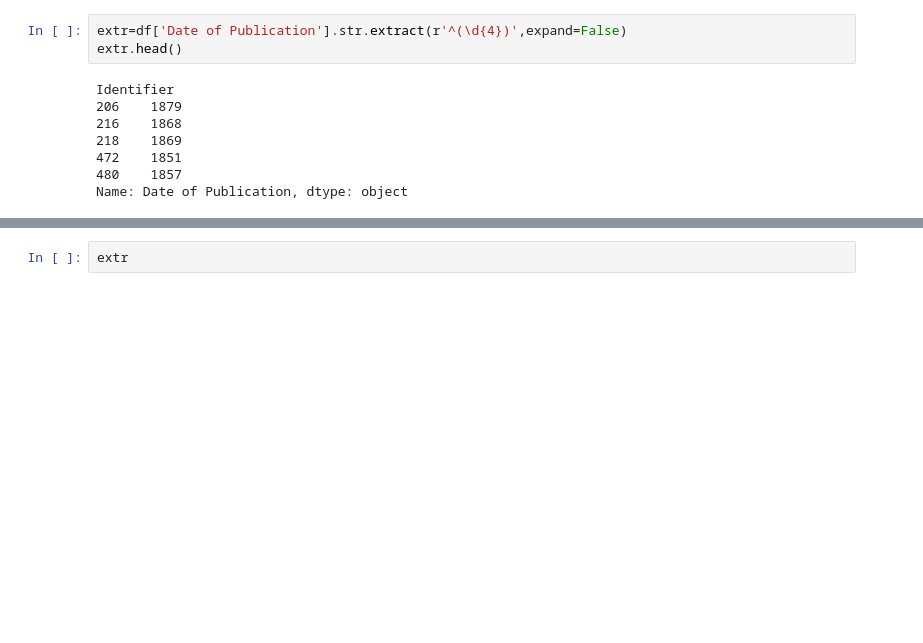
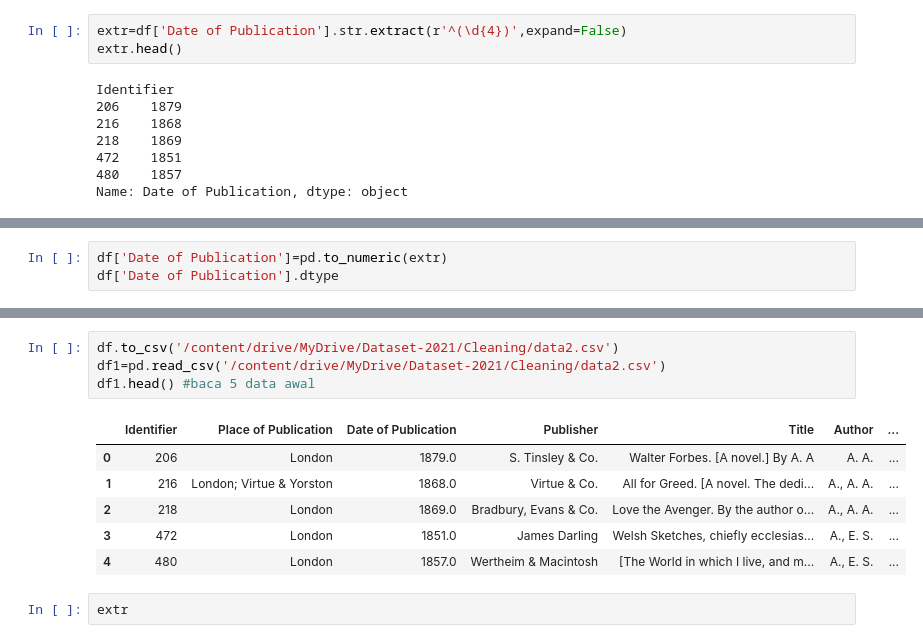
Before and after one commit to marsani/MachineLearning-2021, a Jupyter notebook: Cleaning_Data01.ipynb, the cells around one changed output, grey strips where cells are left out. Drawn from its saved outputs; the diff is of its cells as text; blank space fills up the shorter version.

```diff
--- a/Cleaning_Data01.ipynb
+++ b/Cleaning_Data01.ipynb
@@ -156,0 +226,3 @@ Name: Date of Publication, dtype: object
+# %%
+df['Date of Publication']=pd.to_numeric(extr)
+df['Date of Publication'].dtype
@@ -157,3 +246,14 @@ Name: Date of Publication, dtype: object
+# %%
+df.to_csv('/content/drive/MyDrive/Dataset-2021/Cleaning/data2.csv')
+df1=pd.read_csv('/content/drive/MyDrive/Dataset-2021/Cleaning/data2.csv')
+df1.head() #baca 5 data awal
+# %% [output]
+|  | Identifier | Place of Publication | Date of Publication | Publisher | Title | Author | ... |
+| 0 | 206 | London | 1879.0 | S. Tinsley & Co. | Walter Forbes. [A novel.] By A. A | A. A. | ... |
+| 1 | 216 | London; Virtue & Yorston | 1868.0 | Virtue & Co. | All for Greed. [A novel. The dedi... | A., A. A. | ... |
+| 2 | 218 | London | 1869.0 | Bradbury, Evans & Co. | Love the Avenger. By the author o... | A., A. A. | ... |
+| 3 | 472 | London | 1851.0 | James Darling | Welsh Sketches, chiefly ecclesias... | A., E. S. | ... |
+| 4 | 480 | London | 1857.0 | Wertheim & Macintosh | [The World in which I live, and m... | A., E. S. | ... |
 # %%
 extr
 # %% [markdown]
```
Also changed, not shown: parts of 16 cells of this notebook.
